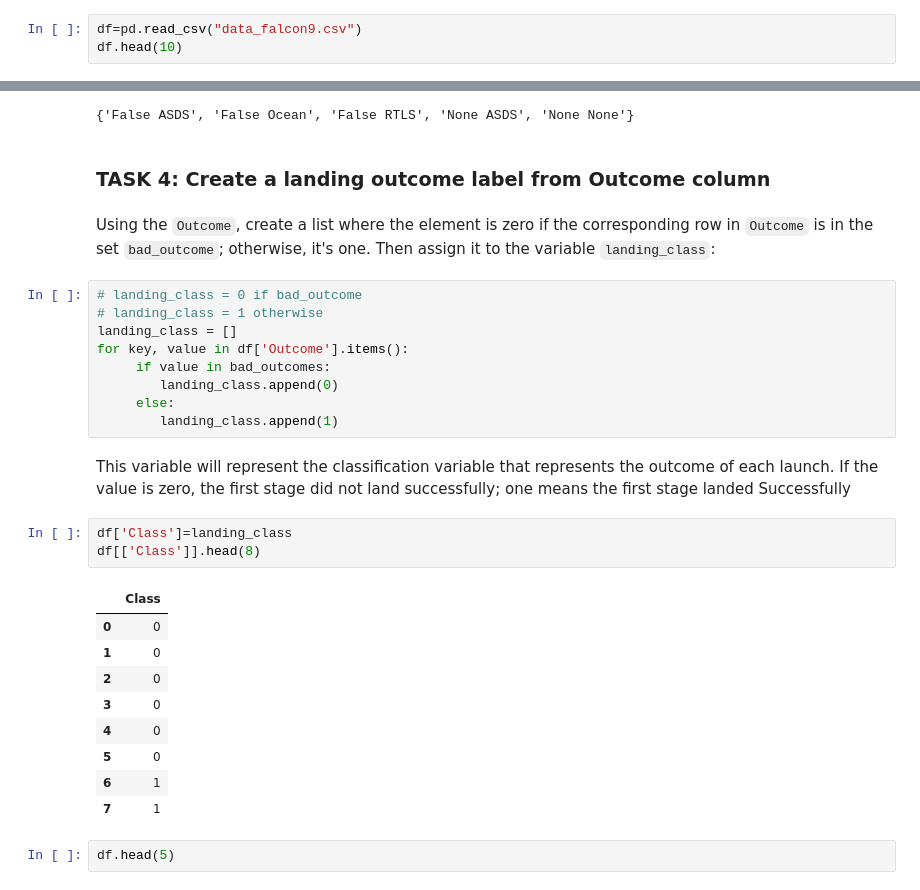
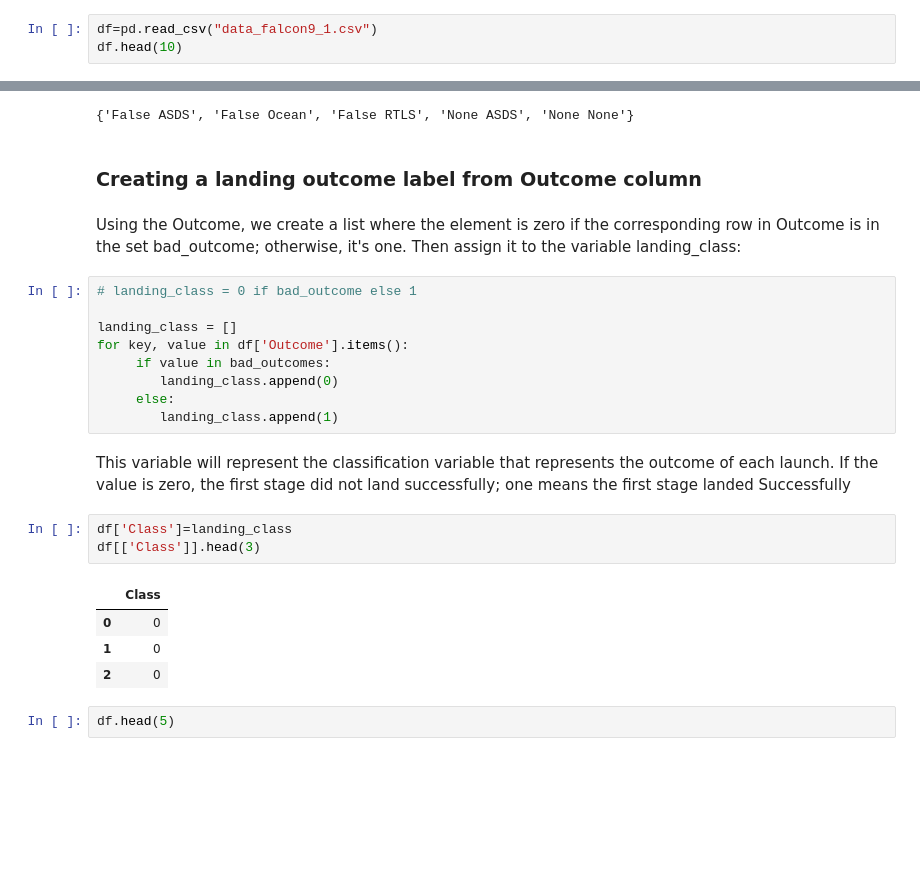
Before and after one commit to Thej-Venkat-P/SpaceX-First-Stage-Landing-Prediction, a Jupyter notebook: Data Wrangling.ipynb, the cells around one changed output, grey strips where cells are left out. Cells and saved outputs as stored; diff of their text form; blank space fills up the shorter version.

```diff
--- a/Data Wrangling.ipynb
+++ b/Data Wrangling.ipynb
@@ -14,7 +14,7 @@ import numpy as np
 # %% [markdown]
 Load Space X dataset, from last section.
 # %%
-df=pd.read_csv("data_falcon9.csv")
+df=pd.read_csv("data_falcon9_1.csv")
 df.head(10)
 # %% [output]
 |  | FlightNumber | Date | BoosterVersion | PayloadMass | Orbit | LaunchSite | Outcome | Flights | GridFins | ... |
@@ -181,12 +174,12 @@ bad_outcomes
 # %% [output]
 {'False ASDS', 'False Ocean', 'False RTLS', 'None ASDS', 'None None'}
 # %% [markdown]
-### TASK 4: Create a landing outcome label from Outcome column
+### Creating a landing outcome label from Outcome column
 # %% [markdown]
-Using the <code>Outcome</code>,  create a list where the element is zero if the corresponding  row  in  <code>Outcome</code> is in the set <code>bad_outcome</code>; otherwise, it's one. Then assign it to the variable <code>landing_class</code>:
+Using the Outcome, we create a list where the element is zero if the corresponding  row  in  Outcome is in the set bad_outcome; otherwise, it's one. Then assign it to the variable landing_class:
 # %%
-# landing_class = 0 if bad_outcome
-# landing_class = 1 otherwise
+# landing_class = 0 if bad_outcome else 1
+
 landing_class = []
 for key, value in df['Outcome'].items():
      if value in bad_outcomes:
@@ -197,17 +190,12 @@ for key, value in df['Outcome'].items():
 This variable will represent the classification variable that represents the outcome of each launch. If the value is zero, the  first stage did not land successfully; one means  the first stage landed Successfully
 # %%
 df['Class']=landing_class
-df[['Class']].head(8)
+df[['Class']].head(3)
 # %% [output]
 |  | Class |
 | 0 | 0 |
 | 1 | 0 |
 | 2 | 0 |
-| 3 | 0 |
-| 4 | 0 |
-| 5 | 0 |
-| 6 | 1 |
-| 7 | 1 |
 # %%
 df.head(5)
 # %% [output]
```
Also changed, not shown: parts of 14 cells of this notebook, 11 other files.
